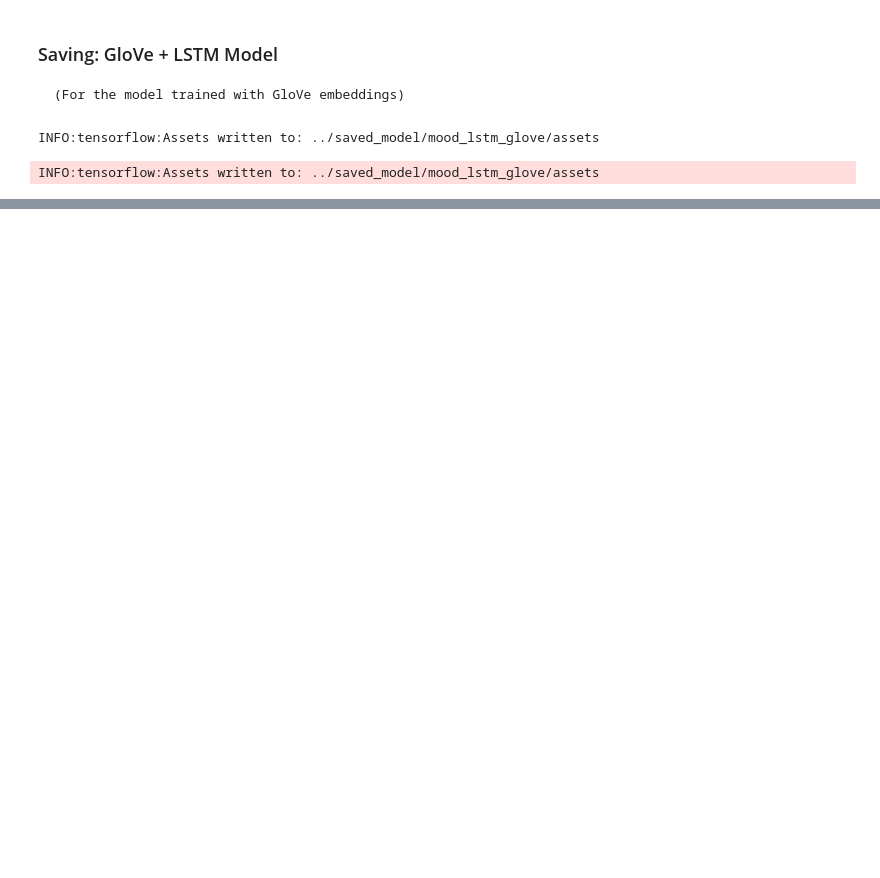
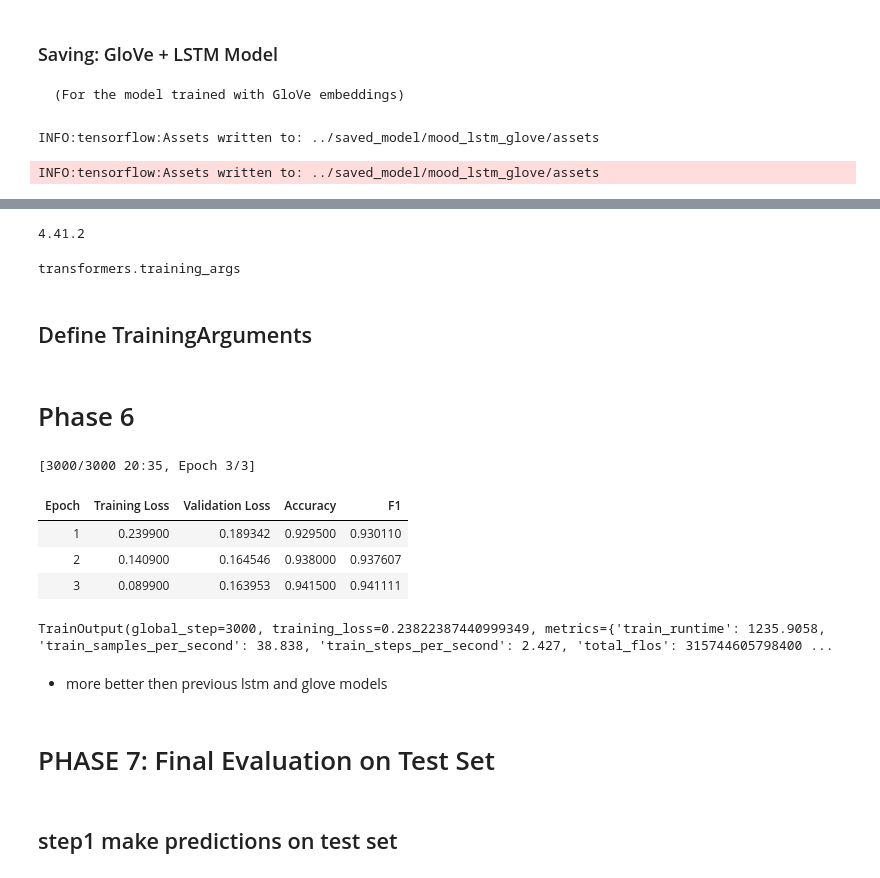
Before and after one commit to maheshh-v/MoodSense-AI, a Jupyter notebook: notebooks/mood_music.ipynb, the cells around one changed output, grey strips where cells are left out. Cells and saved outputs as stored; diff of their text form; code cells hidden in the pictures; blank space fills up the shorter version.

```diff
--- a/notebooks/mood_music.ipynb
+++ b/notebooks/mood_music.ipynb
@@ -632,0 +753,7 @@ with open("../saved_model/mood_lstm_glove/label_map_glove.pkl", "wb") as f:
+# %%
+from transformers import BertForSequenceClassification
+
+model = BertForSequenceClassification.from_pretrained(
+    "bert-base-uncased",
+    num_labels=6  # since we have 6 emotions
+)
@@ -632,0 +804,58 @@ with open("../saved_model/mood_lstm_glove/label_map_glove.pkl", "wb") as f:
+# %%
+
+import transformers
+print(transformers.__version__)
+# %% [output]
+4.41.2
+# %%
+from transformers import TrainingArguments
+print(TrainingArguments.__module__)
+# %% [output]
+transformers.training_args
+# %% [markdown]
+## Define TrainingArguments
+# %%
+# ✅ PHASE 6: Training Setup
+from transformers import TrainingArguments, Trainer
+
+training_args = TrainingArguments(
+    output_dir="./results",
+    evaluation_strategy="epoch",
+    learning_rate=2e-5,
+    per_device_train_batch_size=16,
+    per_device_eval_batch_size=16,
+    num_train_epochs=3,
+    weight_decay=0.01,
+    logging_dir="./logs",
+    save_total_limit=1,
+    load_best_model_at_end=True,
+    metric_for_best_model="f1",
+    save_strategy="epoch",
+)
+
+# BUild Trainer
+trainer = Trainer(
+    model=model,
+    args=training_args,
+    train_dataset=tokenized_datasets["train"],
+    eval_dataset=tokenized_datasets["validation"],
+    tokenizer=tokenizer,
+    compute_metrics=compute_metrics,
+)
+# %% [markdown]
+# Phase 6
+# %%
+trainer.train()
+# %% [output]
+[3000/3000 20:35, Epoch 3/3]
+| Epoch | Training Loss | Validation Loss | Accuracy | F1 |
+| 1 | 0.239900 | 0.189342 | 0.929500 | 0.930110 |
+| 2 | 0.140900 | 0.164546 | 0.938000 | 0.937607 |
+| 3 | 0.089900 | 0.163953 | 0.941500 | 0.941111 |
+TrainOutput(global_step=3000, training_loss=0.23822387440999349, metrics={'train_runtime': 1235.9058, 'train_samples_per_second': 38.838, 'train_steps_per_second': 2.427, 'total_flos': 315744605798400 ...
+# %% [markdown]
+  - more better then previous lstm and glove models
+# %% [markdown]
+ # PHASE 7: Final Evaluation on Test Set
+# %% [markdown]
+## step1 make predictions on test set
```
Also changed, not shown: parts of 69 cells of this notebook, 11 other files.
